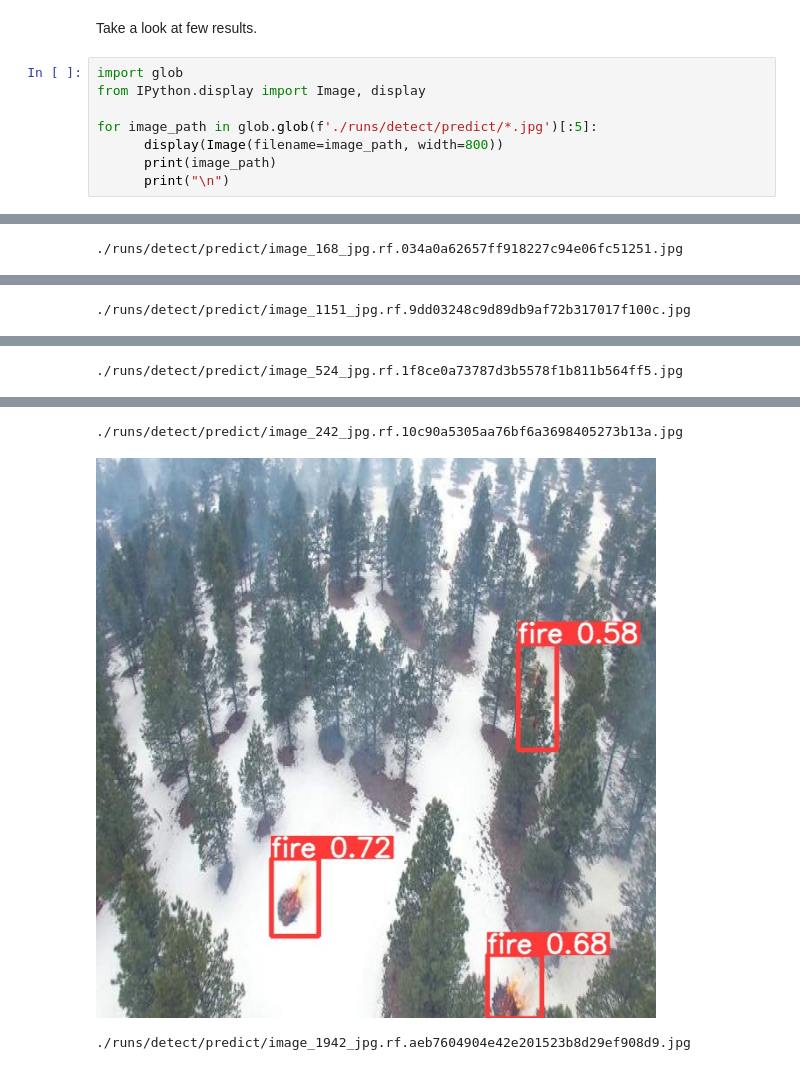
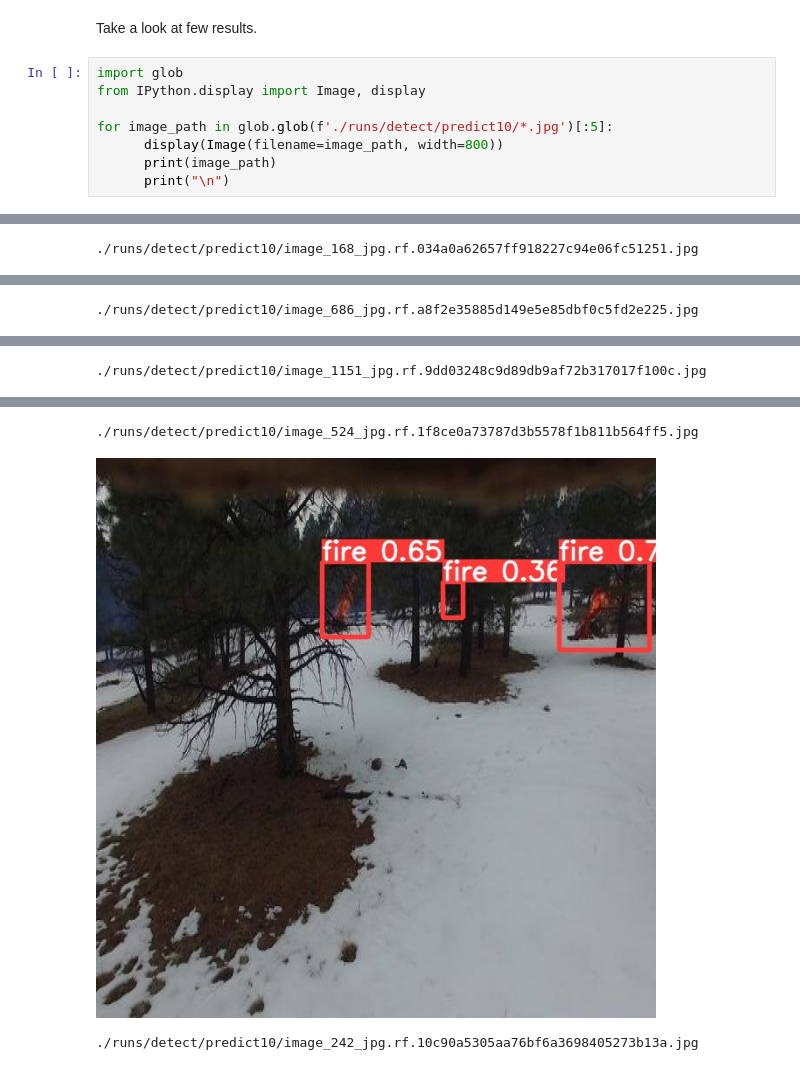
Before and after one commit to calvinyz/a2d2, a Jupyter notebook: Wildfire_Detection/YOLOv8/fire-detection-flame-aerial-yolov8.ipynb, the cells around one changed output, grey strips where cells are left out. Saved outputs shown, nothing was run; the diff lists cells and outputs as text.

```diff
--- a/Wildfire_Detection/YOLOv8/fire-detection-flame-aerial-yolov8.ipynb
+++ b/Wildfire_Detection/YOLOv8/fire-detection-flame-aerial-yolov8.ipynb
@@ -134,7 +146,7 @@ Take a look at few results.
 import glob
 from IPython.display import Image, display
 
-for image_path in glob.glob(f'./runs/detect/predict/*.jpg')[:5]:
+for image_path in glob.glob(f'./runs/detect/predict10/*.jpg')[:5]:
       display(Image(filename=image_path, width=800))
       print(image_path)
       print("\n")
@@ -143 +155 @@ for image_path in glob.glob(f'./runs/detect/predict/*.jpg')[:5]:
-./runs/detect/predict/image_168_jpg.rf.034a0a62657ff918227c94e06fc51251.jpg
+./runs/detect/predict10/image_168_jpg.rf.034a0a62657ff918227c94e06fc51251.jpg
@@ -145 +157 @@ for image_path in glob.glob(f'./runs/detect/predict/*.jpg')[:5]:
-./runs/detect/predict/image_1151_jpg.rf.9dd03248c9d89db9af72b317017f100c.jpg
+./runs/detect/predict10/image_686_jpg.rf.a8f2e35885d149e5e85dbf0c5fd2e225.jpg
@@ -147 +159 @@ for image_path in glob.glob(f'./runs/detect/predict/*.jpg')[:5]:
-./runs/detect/predict/image_524_jpg.rf.1f8ce0a73787d3b5578f1b811b564ff5.jpg
+./runs/detect/predict10/image_1151_jpg.rf.9dd03248c9d89db9af72b317017f100c.jpg
@@ -149,3 +161,3 @@ for image_path in glob.glob(f'./runs/detect/predict/*.jpg')[:5]:
-./runs/detect/predict/image_242_jpg.rf.10c90a5305aa76bf6a3698405273b13a.jpg
+./runs/detect/predict10/image_524_jpg.rf.1f8ce0a73787d3b5578f1b811b564ff5.jpg
-[figure, old version]
+[figure, new version]
-./runs/detect/predict/image_1942_jpg.rf.aeb7604904e42e201523b8d29ef908d9.jpg
+./runs/detect/predict10/image_242_jpg.rf.10c90a5305aa76bf6a3698405273b13a.jpg
```
Also changed, not shown: parts of 12 cells of this notebook, 1 other file.
